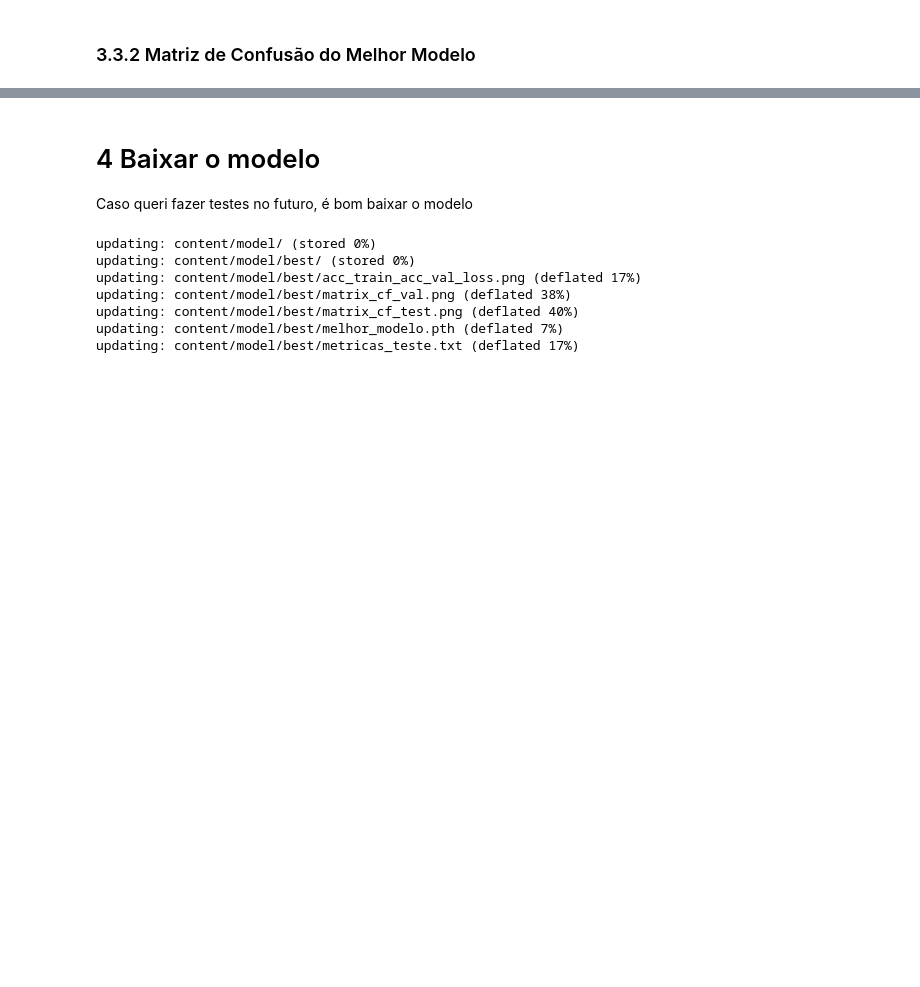
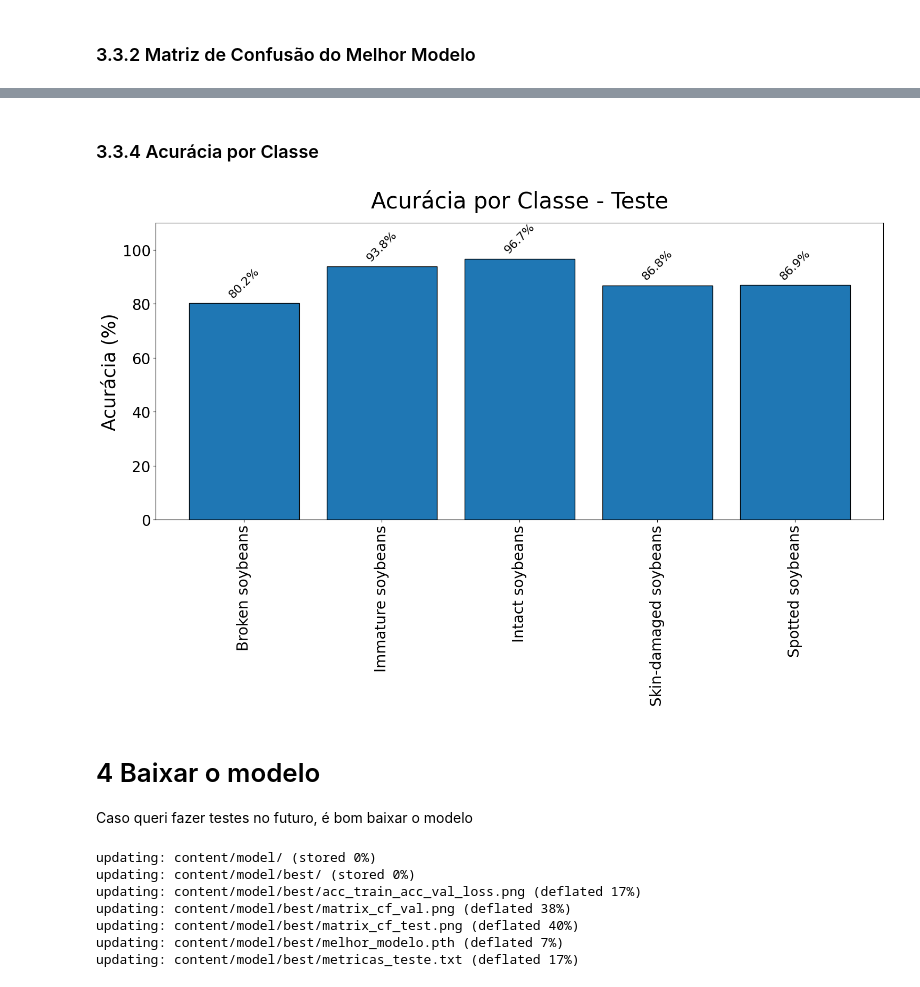
Before and after one commit to AntWills/Classificar-de-Soja, a Jupyter notebook: N3_CNN_Soja.ipynb, the cells around one changed output, grey strips where cells are left out. Drawn from its saved outputs; the diff is of its cells as text; code cells hidden in the pictures; blank space fills up the shorter version.

```diff
--- a/N3_CNN_Soja.ipynb
+++ b/N3_CNN_Soja.ipynb
@@ -545,3 +564,39 @@ plt.show()
+# %% [markdown]
+### 3.3.4 Acurácia por Classe
+# %%
+# Extrai os acertos (diagonal) e o total de amostras reais por classe (soma das linhas)
+acertos_por_classe = cm.diagonal()
+total_por_classe = cm.sum(axis=1)
+
+# Trata possíveis divisões por zero caso alguma classe não tenha amostras no teste
+acuracia_por_classe = np.divide(acertos_por_classe, total_por_classe,
+                                out=np.zeros_like(acertos_por_classe, dtype=float),
+                                where=total_por_classe!=0) * 100
+
+fig, ax = plt.subplots(figsize=(15, 10))
+
+# Cria o gráfico de barras
+barras = ax.bar(test_dataset.classes, acuracia_por_classe, color='#1f77b4', edgecolor='black')
+
+# Configurações de fonte e eixos no estilo do seu código
+plt.xticks(rotation='vertical', fontsize=20)
+plt.yticks(fontsize=20)
+plt.title('Acurácia por Classe - Teste', fontsize=30, pad=20)
+plt.ylabel('Acurácia (%)', fontsize=25)
+plt.ylim(0, 110)
+
+for barra in barras:
+    altura = barra.get_height()
+    ax.annotate(f'{altura:.1f}%',
+                xy=(barra.get_x() + barra.get_width() / 2, altura),
+                xytext=(0, 5),
+                textcoords="offset points",
+                ha='center', va='bottom', fontsize=16, rotation=45)
+
+plt.savefig("/content/model/best/acuracia_por_classe.png", dpi=300)
+plt.tight_layout()
+# %% [output]
+[figure, added]
 # %% [markdown]
 # 4 Baixar o modelo
 
```
Also changed, not shown: parts of 9 cells of this notebook.
